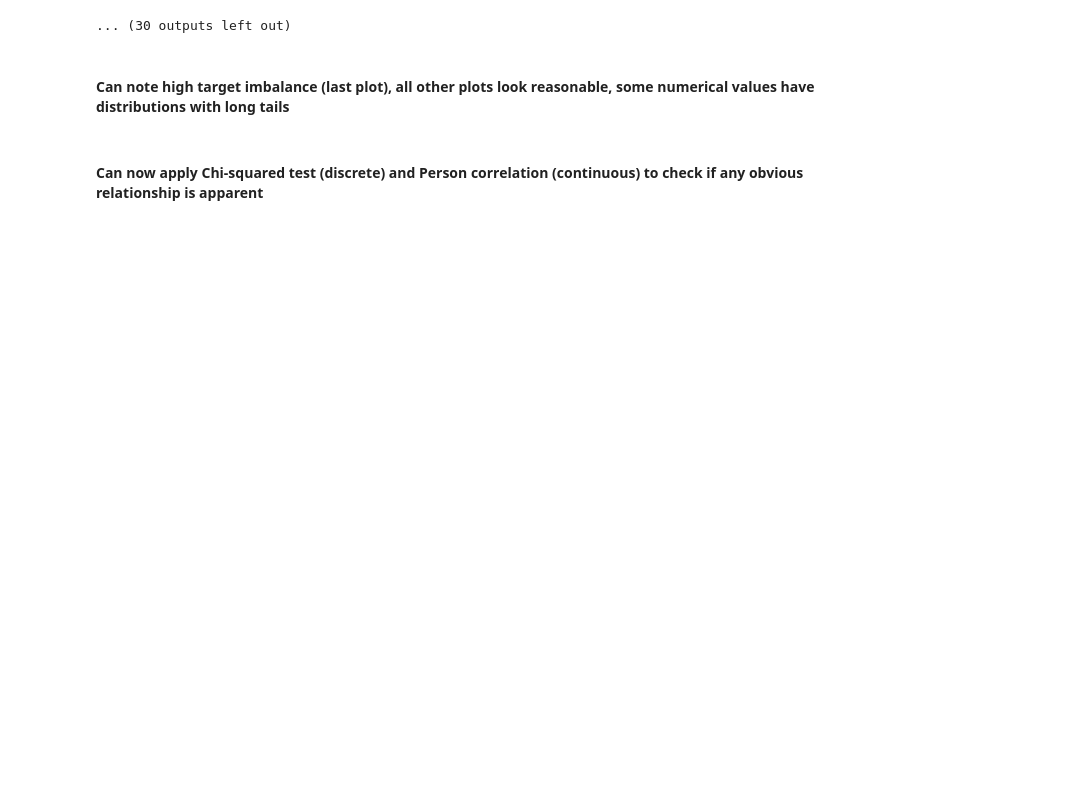
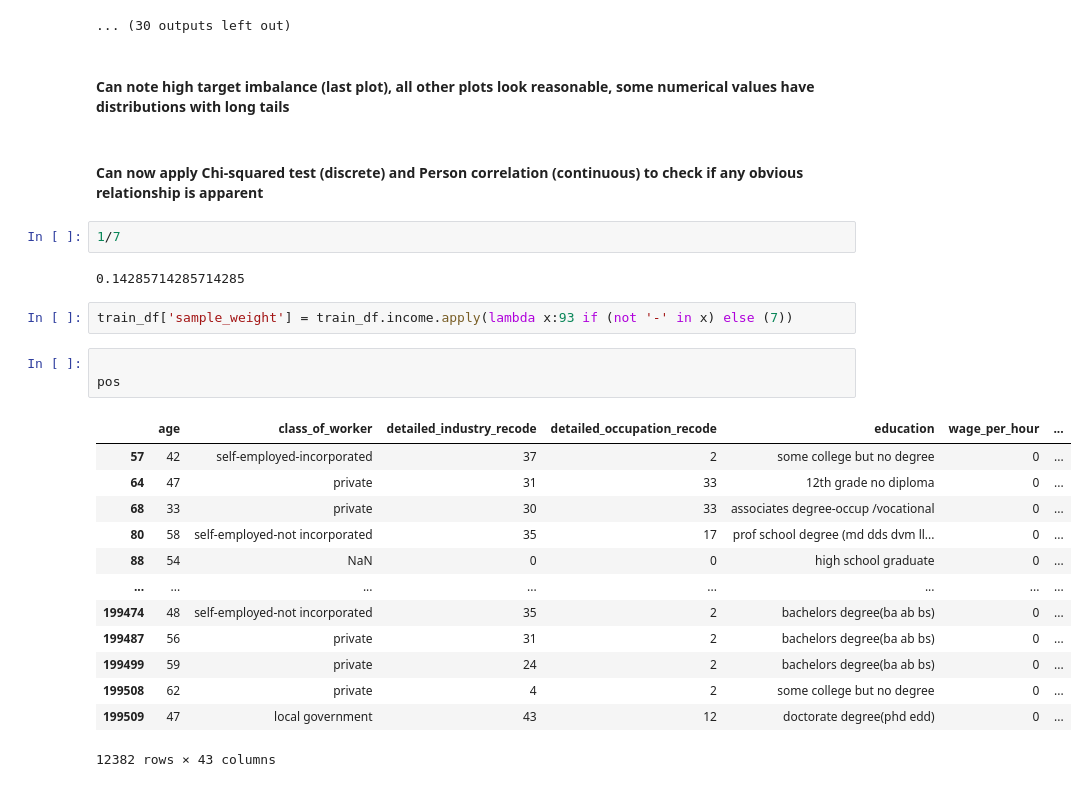
Before and after one commit to f-gibellini/census-analysis, a Jupyter notebook: jnb/eda.ipynb, the cells around one changed output. Drawn from its saved outputs; the diff is of its cells as text; blank space fills up the shorter version.

```diff
--- a/jnb/eda.ipynb
+++ b/jnb/eda.ipynb
@@ -125,4 +125,27 @@ for col in train_df.columns:
 #### Can note high target imbalance (last plot), all other plots look reasonable, some numerical values have distributions with long tails
 # %% [markdown]
 #### Can now apply Chi-squared test (discrete) and Person correlation (continuous) to check if any obvious relationship is apparent
+# %%
+1/7
+# %% [output]
+0.14285714285714285
+# %%
+train_df['sample_weight'] = train_df.income.apply(lambda x:93 if (not '-' in x) else (7))
+# %%
+
+pos
+# %% [output]
+|  | age | class_of_worker | detailed_industry_recode | detailed_occupation_recode | education | wage_per_hour | ... |
+| 57 | 42 | self-employed-incorporated | 37 | 2 | some college but no degree | 0 | ... |
+| 64 | 47 | private | 31 | 33 | 12th grade no diploma | 0 | ... |
+| 68 | 33 | private | 30 | 33 | associates degree-occup /vocational | 0 | ... |
+| 80 | 58 | self-employed-not incorporated | 35 | 17 | prof school degree (md dds dvm ll... | 0 | ... |
+| 88 | 54 | NaN | 0 | 0 | high school graduate | 0 | ... |
+| ... | ... | ... | ... | ... | ... | ... | ... |
+| 199474 | 48 | self-employed-not incorporated | 35 | 2 | bachelors degree(ba ab bs) | 0 | ... |
+| 199487 | 56 | private | 31 | 2 | bachelors degree(ba ab bs) | 0 | ... |
+| 199499 | 59 | private | 24 | 2 | bachelors degree(ba ab bs) | 0 | ... |
+| 199508 | 62 | private | 4 | 2 | some college but no degree | 0 | ... |
+| 199509 | 47 | local government | 43 | 12 | doctorate degree(phd edd) | 0 | ... |
+12382 rows × 43 columns
 # %%
```
Also changed, not shown: parts of 4 cells of this notebook, 10 other files.
